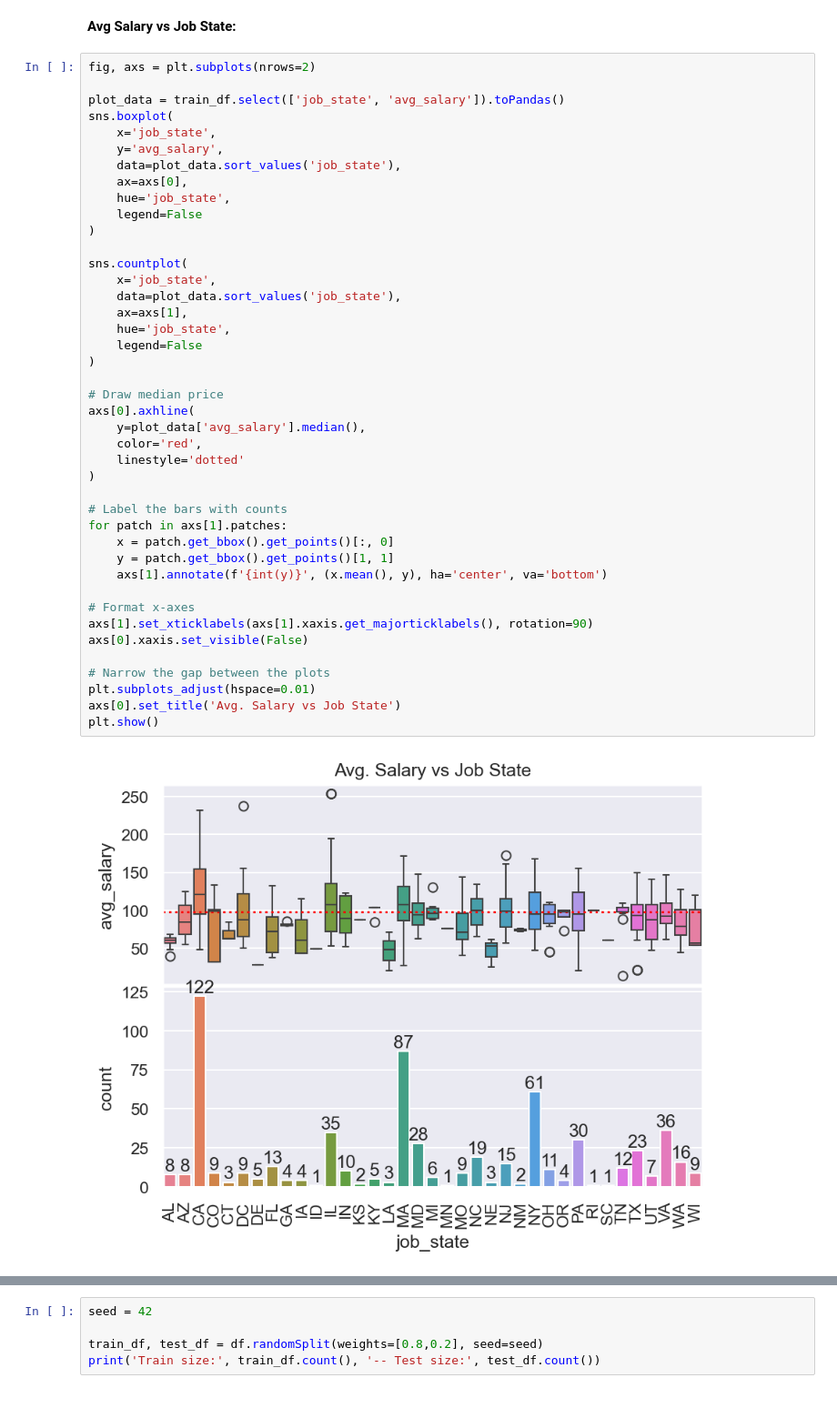
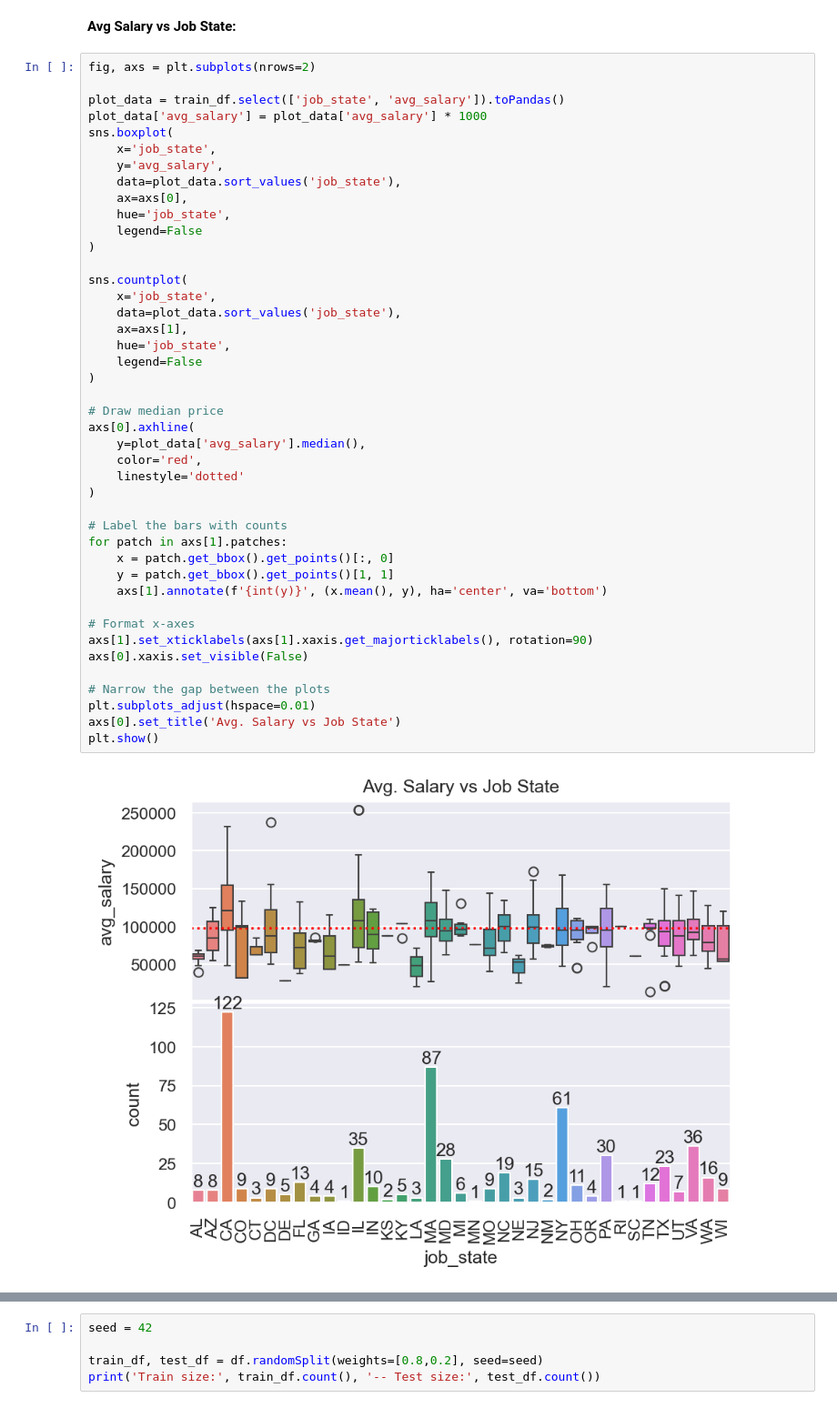
Before and after one commit to ericbanzuzi/ID2221-project, a Jupyter notebook: ds_salary_study.ipynb, the cells around one changed output, grey strips where cells are left out. Shown at 91% size. Cells and saved outputs as stored; diff of their text form.

```diff
--- a/ds_salary_study.ipynb
+++ b/ds_salary_study.ipynb
@@ -701,6 +702,7 @@ The `Sector` seems to have an effect on salaries in general, some sectors clearl
 fig, axs = plt.subplots(nrows=2)
 
 plot_data = train_df.select(['job_state', 'avg_salary']).toPandas()
+plot_data['avg_salary'] = plot_data['avg_salary'] * 1000
 sns.boxplot(
     x='job_state',
     y='avg_salary',
@@ -713,34 +715,34 @@ sns.boxplot(
 sns.countplot(
     x='job_state',
     data=plot_data.sort_values('job_state'),
     ax=axs[1],
     hue='job_state',
     legend=False
 )
 
 # Draw median price
 axs[0].axhline(
     y=plot_data['avg_salary'].median(),
     color='red',
     linestyle='dotted'
 )
 
 # Label the bars with counts
 for patch in axs[1].patches:
     x = patch.get_bbox().get_points()[:, 0]
     y = patch.get_bbox().get_points()[1, 1]
     axs[1].annotate(f'{int(y)}', (x.mean(), y), ha='center', va='bottom')
 
 # Format x-axes
 axs[1].set_xticklabels(axs[1].xaxis.get_majorticklabels(), rotation=90)
 axs[0].xaxis.set_visible(False)
 
 # Narrow the gap between the plots
 plt.subplots_adjust(hspace=0.01)
 axs[0].set_title('Avg. Salary vs Job State')
 plt.show()
 # %% [output]
-[figure, old version]
+[figure, new version]
 # %% [markdown]
 The `State` where the job is located seems to affect the data science salaries as well. Some state pay more in general than others with quite a large margin.  For the model we will divide the sectors roughly into three bins: *high paid*, *middle paid* and *low paid*. This will give us a more meaningful overview about the differences in sectors. It worth noting that many of them are underrepresented compared ot others.
 
```
Also changed, not shown: parts of 26 cells of this notebook.
